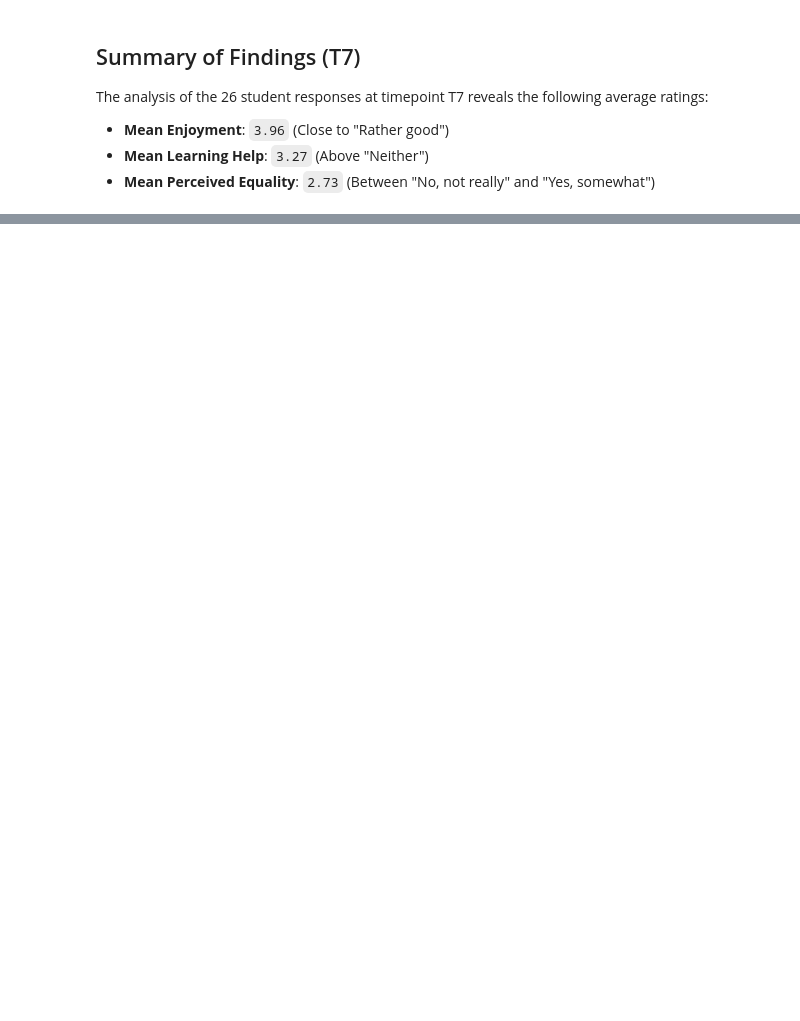
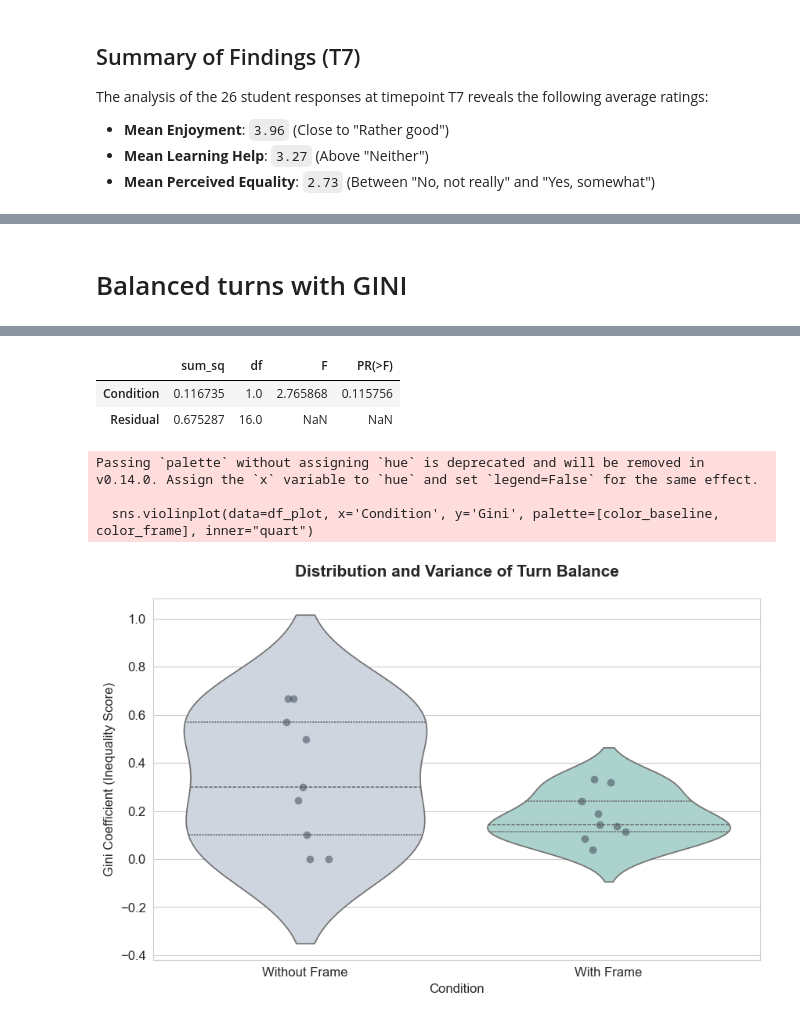
Before and after one commit to OlgaMuss/LLM_Frames_Paper, a Jupyter notebook: Data_analysis/Buildbot_analysis_for_LLM_paper.ipynb, the cells around one changed output, grey strips where cells are left out. Saved outputs shown, nothing was run; the diff lists cells and outputs as text; code cells hidden in the pictures; blank space fills up the shorter version.

```diff
--- a/Data_analysis/Buildbot_analysis_for_LLM_paper.ipynb
+++ b/Data_analysis/Buildbot_analysis_for_LLM_paper.ipynb
@@ -205,0 +179,65 @@ Total Off-topic: No Frame = 30 | With Frame = 1
+# %% [markdown]
+# Balanced turns with GINI
+# %%
+from scipy.stats import f_oneway, levene
+import statsmodels.api as sm
+from statsmodels.formula.api import ols
+
+# 1. Prepare the data
+# We use the df_plot (long format) created in the previous step
+# df_plot has columns: ['Group', 'Condition', 'Gini']
+
+# 2. ANOVA (Comparing the MEANS of the balance scores)
+# This tells us: "On average, is one condition more balanced than the other?"
+f_stat, p_anova = f_oneway(
+    df_balance['balance_no_frame'],
+    df_balance['balance_with_frame']
+)
+
+# 3. Levene's Test (Comparing the VARIANCES of the balance scores)
+# This tells us: "Is the balance more CONSISTENT in one condition vs the other?"
+# (i.e., do some groups struggle a lot while others succeed, or are they all similar?)
+l_stat, p_levene = levene(
+    df_balance['balance_no_frame'],
+    df_balance['balance_with_frame'],
+    center='median' # 'median' is recommended for non-normal data
+)
+
+# 4. Detailed ANOVA table using statsmodels
+model = ols('Gini ~ Condition', data=df_plot).fit()
+anova_table = sm.stats.anova_lm(model, typ=2)
+
+# --- Output Results ---
+print("="*60)
+print("STATISTICAL ANALYSIS: TURN BALANCE (GINI)")
+print("="*60)
+
+print("\n1. ANOVA Result (Difference in Means):")
+print(f"F-statistic: {f_stat:.4f}")
+print(f"p-value:     {p_anova:.4f}")
+if p_anova < 0.05:
+    print("RESULT: There is a significant difference in the AVERAGE turn balance.")
+else:
+    print("RESULT: No significant difference in average balance found.")
+
+print("\n2. Levene’s Test Result (Difference in Variance):")
+print(f"W-statistic: {l_stat:.4f}")
+print(f"p-value:     {p_levene:.4f}")
+if p_levene < 0.05:
+    print("RESULT: The consistency (variance) of the balance is significantly different.")
+    print("        (One condition is more reliable than the other).")
+else:
+    print("RESULT: No significant difference in the consistency (variance) found.")
+
+print("\n3. Detailed ANOVA Table:")
+display(anova_table)
+
+# 5. Visualizing the Variance (Spread)
+plt.figure(figsize=(10, 6))
+sns.violinplot(data=df_plot, x='Condition', y='Gini', palette=[color_baseline, color_frame], inner="quart")
+sns.stripplot(data=df_plot, x='Condition', y='Gini', color='#4B5563', alpha=0.6, size=7)
+
+plt.title("Distribution and Variance of Turn Balance", fontweight='bold', fontsize=15, pad=20)
+plt.ylabel("Gini Coefficient (Inequality Score)", fontsize=12)
+plt.show()
+# %% [output]
@@ -205,0 +260,7 @@ Total Off-topic: No Frame = 30 | With Frame = 1
+|  | sum_sq | df | F | PR(>F) |
+| Condition | 0.116735 | 1.0 | 2.765868 | 0.115756 |
+| Residual | 0.675287 | 16.0 | NaN | NaN |
+Passing `palette` without assigning `hue` is deprecated and will be removed in v0.14.0. Assign the `x` variable to `hue` and set `legend=False` for the same effect.
+
+  sns.violinplot(data=df_plot, x='Condition', y='Gini', palette=[color_baseline, color_frame], inner="quart")
+[figure, added]
```
Also changed, not shown: parts of 12 cells of this notebook.
